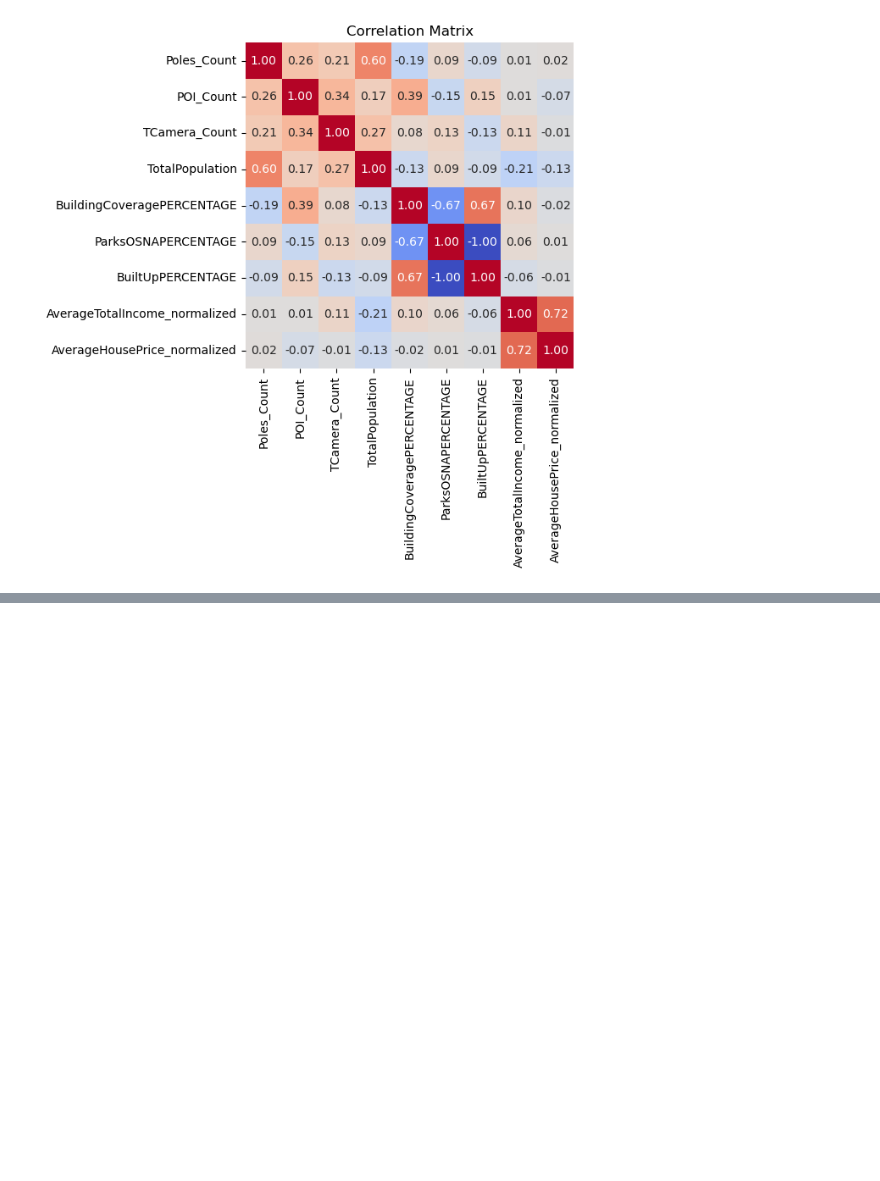
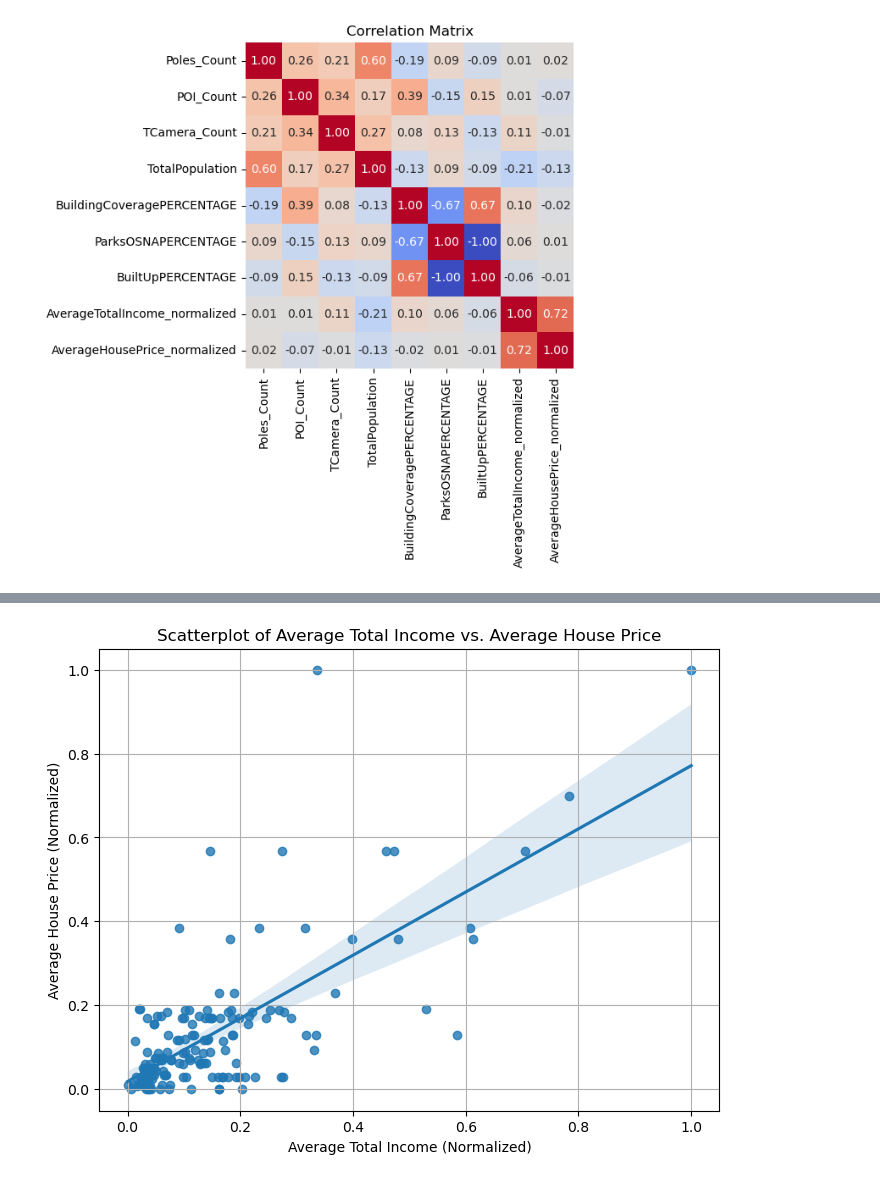
Before and after one commit to rentruong/ENGO645_TorontoCrimeAnalysis, a Jupyter notebook: DataExploration.ipynb, the cells around one changed output, grey strips where cells are left out. Saved outputs shown, nothing was run; the diff lists cells and outputs as text; code cells hidden in the pictures; blank space fills up the shorter version.

```diff
--- a/DataExploration.ipynb
+++ b/DataExploration.ipynb
@@ -789,0 +803,14 @@ plt.show()
+# %%
+import seaborn as sns
+import matplotlib.pyplot as plt
+
+# Scatterplot with regression line
+plt.figure(figsize=(8, 6))
+sns.regplot(x='AverageTotalIncome_normalized', y='AverageHousePrice_normalized', data=Neighbourhood_data)
+plt.title('Scatterplot of Average Total Income vs. Average House Price')
+plt.xlabel('Average Total Income (Normalized)')
+plt.ylabel('Average House Price (Normalized)')
+plt.grid(True)
+plt.show()
+# %% [output]
+[figure, added]
```
Also changed, not shown: parts of 1 cell of this notebook.
